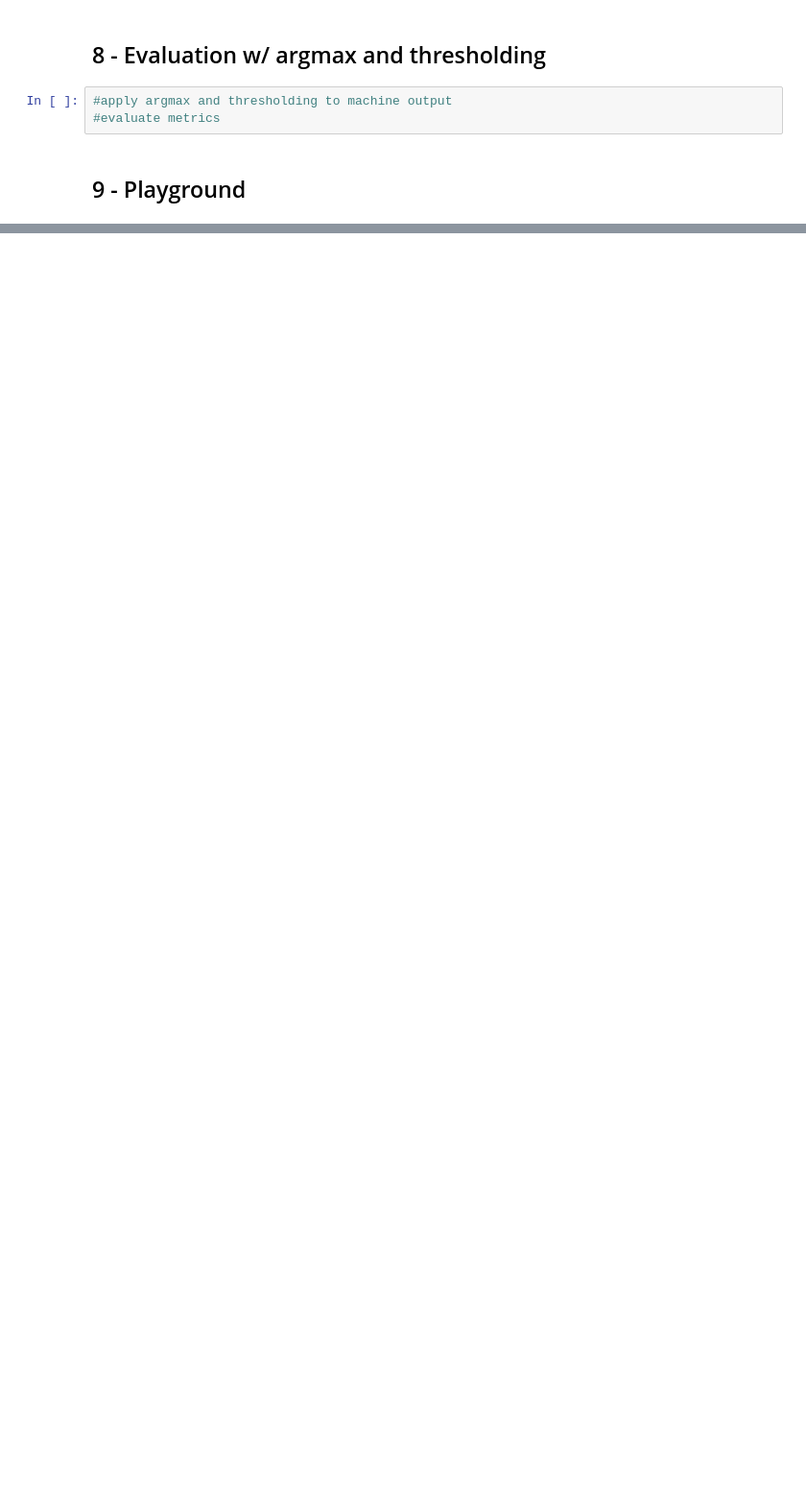
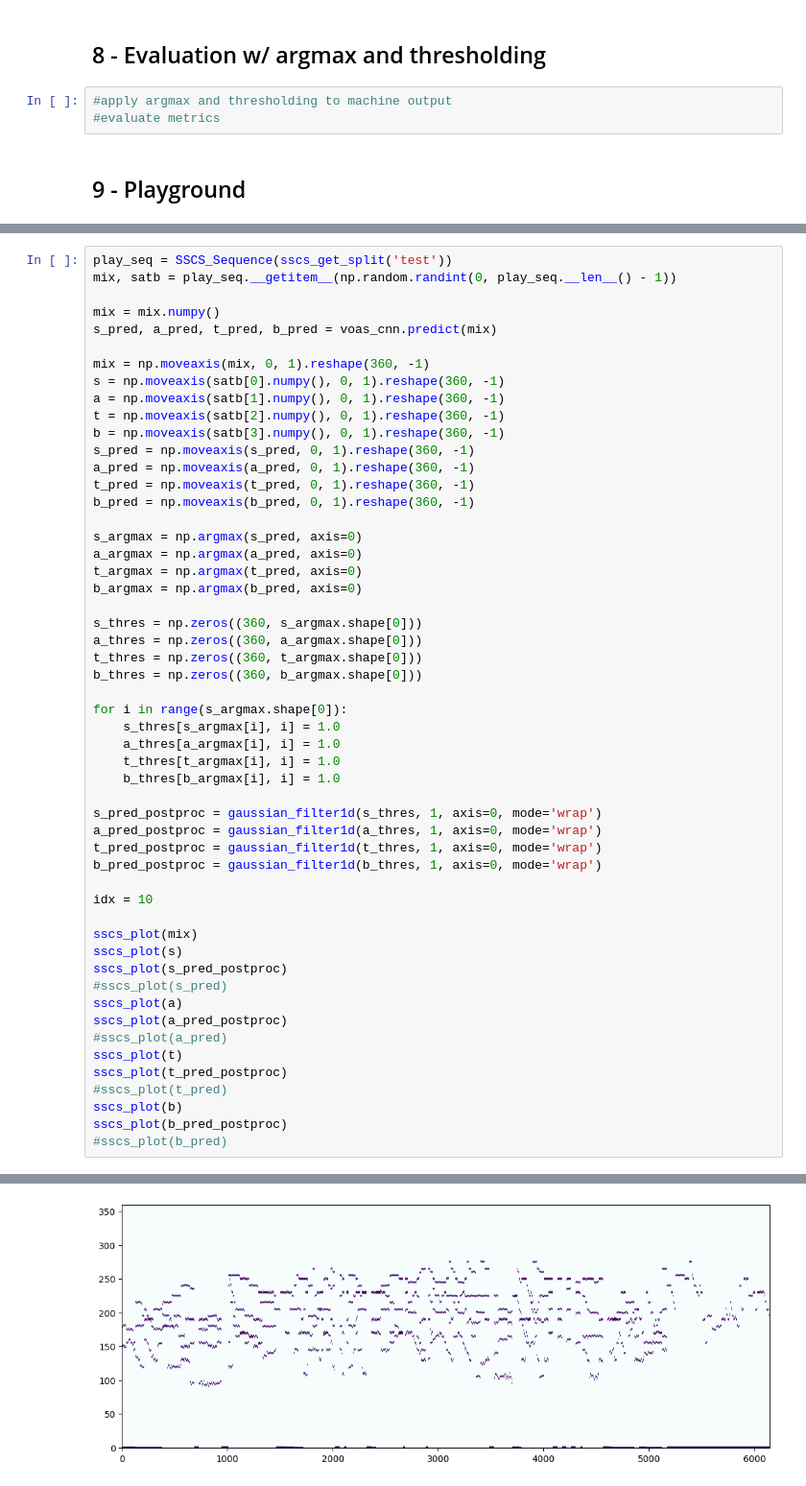
Before and after one commit to Xornotor/VocalAssignment-SSCS, a Jupyter notebook: SSCS_Training.ipynb, the cells around one changed output, grey strips where cells are left out. Shown at 96% size. Drawn from its saved outputs; the diff is of its cells as text; blank space fills up the shorter version.

Commit message:
SSCS_Training: Argmax/Threshold (first attempt)

```diff
--- a/SSCS_Training.ipynb
+++ b/SSCS_Training.ipynb
@@ -524,0 +479,54 @@ sscs_plot(np.moveaxis(b_pred, 0, 1).reshape(360, -1))
+# %%
+play_seq = SSCS_Sequence(sscs_get_split('test'))
+mix, satb = play_seq.__getitem__(np.random.randint(0, play_seq.__len__() - 1))
+
+mix = mix.numpy()
+s_pred, a_pred, t_pred, b_pred = voas_cnn.predict(mix)
+
+mix = np.moveaxis(mix, 0, 1).reshape(360, -1)
+s = np.moveaxis(satb[0].numpy(), 0, 1).reshape(360, -1)
+a = np.moveaxis(satb[1].numpy(), 0, 1).reshape(360, -1)
+t = np.moveaxis(satb[2].numpy(), 0, 1).reshape(360, -1)
+b = np.moveaxis(satb[3].numpy(), 0, 1).reshape(360, -1)
+s_pred = np.moveaxis(s_pred, 0, 1).reshape(360, -1)
+a_pred = np.moveaxis(a_pred, 0, 1).reshape(360, -1)
+t_pred = np.moveaxis(t_pred, 0, 1).reshape(360, -1)
+b_pred = np.moveaxis(b_pred, 0, 1).reshape(360, -1)
+
+s_argmax = np.argmax(s_pred, axis=0)
+a_argmax = np.argmax(a_pred, axis=0)
+t_argmax = np.argmax(t_pred, axis=0)
+b_argmax = np.argmax(b_pred, axis=0)
+
+s_thres = np.zeros((360, s_argmax.shape[0]))
+a_thres = np.zeros((360, a_argmax.shape[0]))
+t_thres = np.zeros((360, t_argmax.shape[0]))
+b_thres = np.zeros((360, b_argmax.shape[0]))
+
+for i in range(s_argmax.shape[0]):
+    s_thres[s_argmax[i], i] = 1.0
+    a_thres[a_argmax[i], i] = 1.0
+    t_thres[t_argmax[i], i] = 1.0
+    b_thres[b_argmax[i], i] = 1.0
+
+s_pred_postproc = gaussian_filter1d(s_thres, 1, axis=0, mode='wrap')
+a_pred_postproc = gaussian_filter1d(a_thres, 1, axis=0, mode='wrap')
+t_pred_postproc = gaussian_filter1d(t_thres, 1, axis=0, mode='wrap')
+b_pred_postproc = gaussian_filter1d(b_thres, 1, axis=0, mode='wrap')
+
+idx = 10
+
+sscs_plot(mix)
+sscs_plot(s)
+sscs_plot(s_pred_postproc)
+#sscs_plot(s_pred)
+sscs_plot(a)
+sscs_plot(a_pred_postproc)
+#sscs_plot(a_pred)
+sscs_plot(t)
+sscs_plot(t_pred_postproc)
+#sscs_plot(t_pred)
+sscs_plot(b)
+sscs_plot(b_pred_postproc)
+#sscs_plot(b_pred)
+# %% [output]
@@ -524,0 +534 @@ sscs_plot(np.moveaxis(b_pred, 0, 1).reshape(360, -1))
+[figure, added]
```
Also changed, not shown: parts of 5 cells of this notebook.
